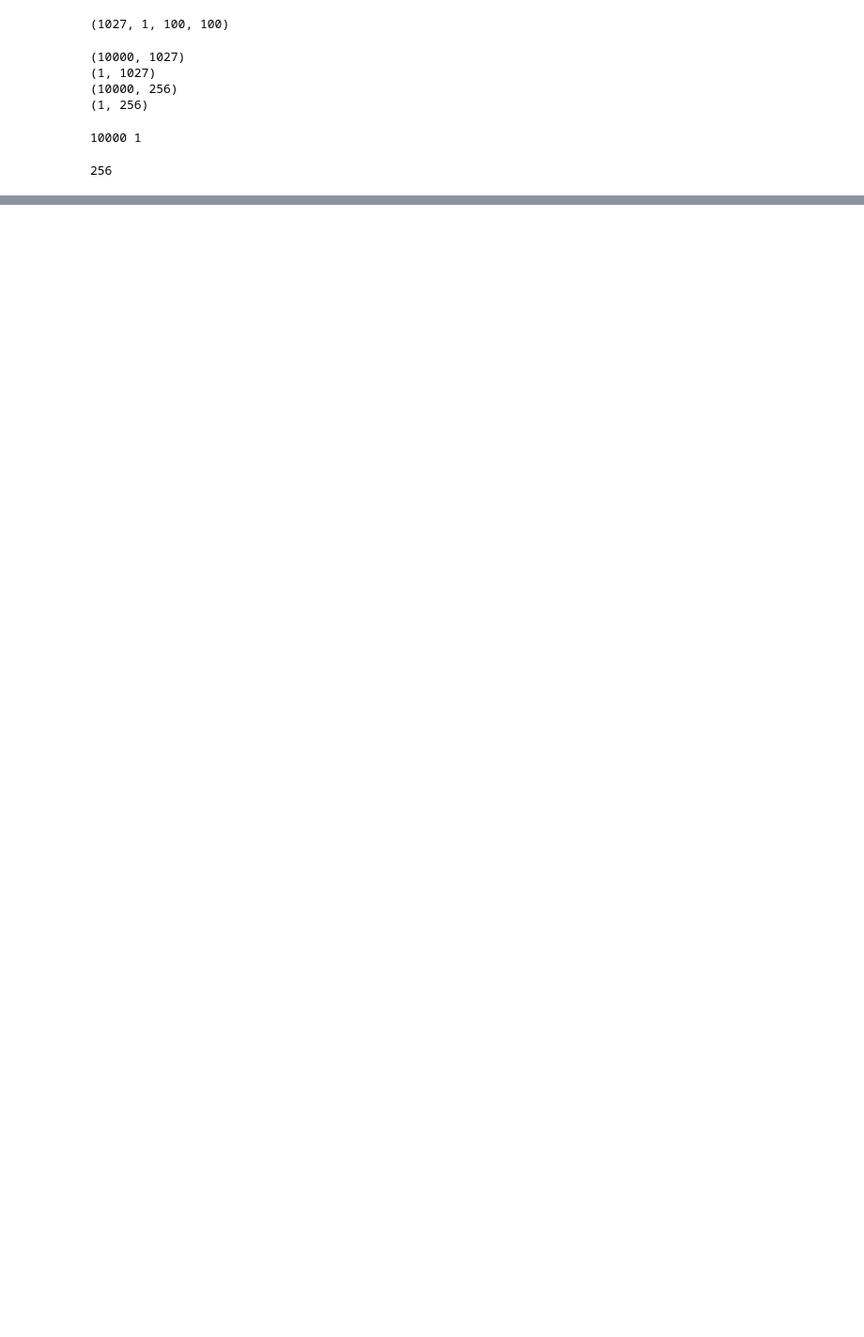
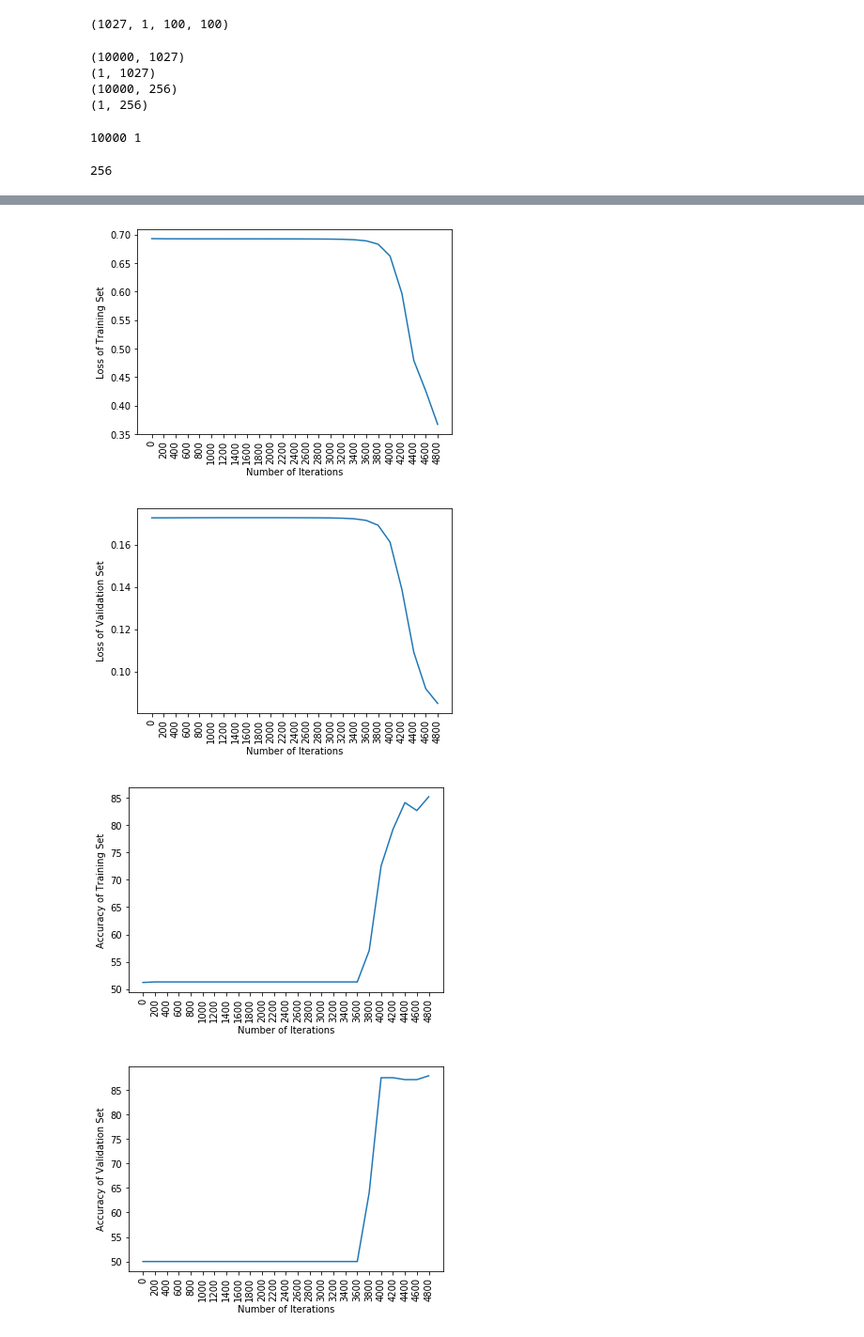
Before and after one commit to ammerss/Machine-Learning-Project-2019-2, a Jupyter notebook: #3.ipynb, the cells around one changed output, grey strips where cells are left out. Shown at 94% size. Drawn from its saved outputs; the diff is of its cells as text; code cells hidden in the pictures; blank space fills up the shorter version.

```diff
--- a/#3.ipynb
+++ b/#3.ipynb
@@ -160,7 +142,7 @@ def back_p( X, Y, A3, A2, A1) :
 
     grads = {'dW3':dW3, 'db3':db3, 'dW2':dW2,'db2':db2,'dW1':dW1,'db1':db1}
     return grads
-    return {'dW1':dW1, 'db1':db1, 'dW2':dW2, 'db2':db2, 'dW3':dW3,'db3':db3}
+    #return {'dW1':dW1, 'db1':db1, 'dW2':dW2, 'db2':db2, 'dW3':dW3,'db3':db3}
     #return dW1,db1,dW2,db2,dW3,db3
 # %%
 def update_parameters(  dW1=0,db1=0,dW2=0,db2=0,dW3=0,db3=0) :
@@ -218,3 +196,20 @@ def nn_model(X, Y, n_h, num_iterations , X_test, Y_test):
+# %%
+n_h = 4 # hidden layer size
+learning_rate=0.01
+
+W1 = np.random.randn(n_h,n_x) * 0.01
+b1 = np.zeros(shape=(n_h, 1))
+
+W2 = np.random.randn(n_h,n_h) * 0.01
+b2 = np.zeros(shape=(n_h, 1))
+
+W3 = np.random.randn(n_y,n_h) * 0.01
+b3 = np.zeros(shape=(n_y, 1))
 # %%
-parameters = nn_model(x_train, y_train ,n_h, 5000 , x_test,y_test)
+index = []
+train_cost_list = []
+val_cost_list = []
+ac_train=[]
+ac_val=[]
+parameters,index,train_cost_list,val_cost_list,ac_train,ac_val = nn_model(x_train, y_train ,n_h, 5000 , x_test,y_test)
 # %% [output]
@@ -223,0 +233,29 @@ KeyboardInterrupt:
+# %%
+    plt.plot(index,train_cost_list)
+    plt.xticks(index,rotation='vertical')
+    plt.xlabel("Number of Iterations")
+    plt.ylabel("Loss of Training Set")
+    plt.show()
+
+    plt.plot(index,val_cost_list)
+    plt.xticks(index,rotation='vertical')
+    plt.xlabel("Number of Iterations")
+    plt.ylabel("Loss of Validation Set")
+    plt.show()
+
+    plt.plot(index,ac_train)
+    plt.xticks(index,rotation='vertical')
+    plt.xlabel("Number of Iterations")
+    plt.ylabel("Accuracy of Training Set")
+    plt.show()
+
+    plt.plot(index,ac_val)
+    plt.xticks(index,rotation='vertical')
+    plt.xlabel("Number of Iterations")
+    plt.ylabel("Accuracy of Validation Set")
+    plt.show()
+# %% [output]
+[figure, added]
+[figure, added]
+[figure, added]
+[figure, added]
```
Also changed, not shown: parts of 7 cells of this notebook.
